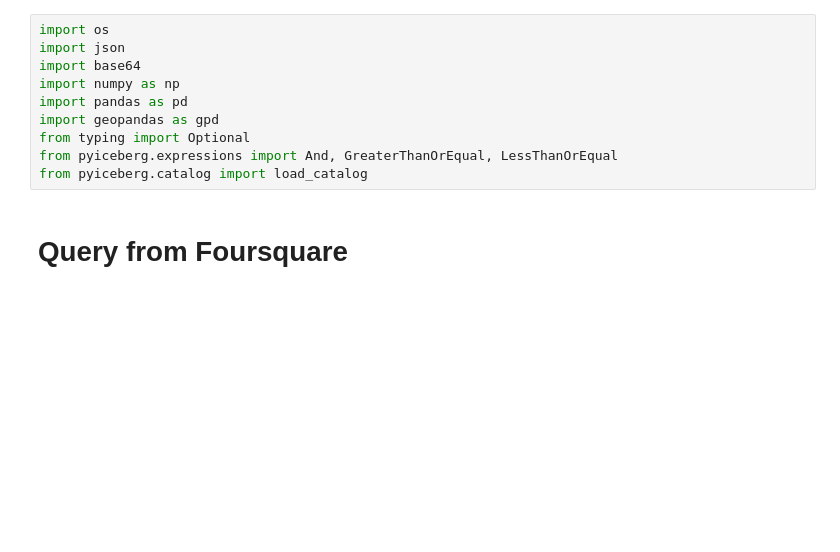
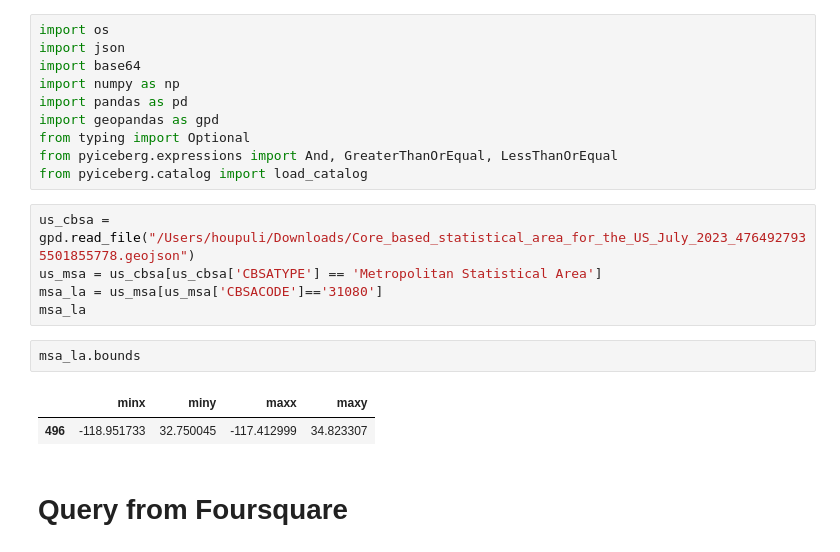
Before and after one commit to HOUPU1993/POI-study, a Jupyter notebook: POI_study.ipynb, the cells around one changed output. Cells and saved outputs as stored; diff of their text form; blank space fills up the shorter version.

```diff
--- a/POI_study.ipynb
+++ b/POI_study.ipynb
@@ -8,6 +8,16 @@ import geopandas as gpd
 from typing import Optional
 from pyiceberg.expressions import And, GreaterThanOrEqual, LessThanOrEqual
 from pyiceberg.catalog import load_catalog
+# %%
+us_cbsa = gpd.read_file("/Users/houpuli/Downloads/Core_based_statistical_area_for_the_US_July_2023_4764927935501855778.geojson")
+us_msa = us_cbsa[us_cbsa['CBSATYPE'] == 'Metropolitan Statistical Area']
+msa_la = us_msa[us_msa['CBSACODE']=='31080']
+msa_la
+# %%
+msa_la.bounds
+# %% [output]
+|  | minx | miny | maxx | maxy |
+| 496 | -118.951733 | 32.750045 | -117.412999 | 34.823307 |
 # %% [markdown]
 # Query from Foursquare
 # %%
```
Also changed, not shown: parts of 7 cells of this notebook.
